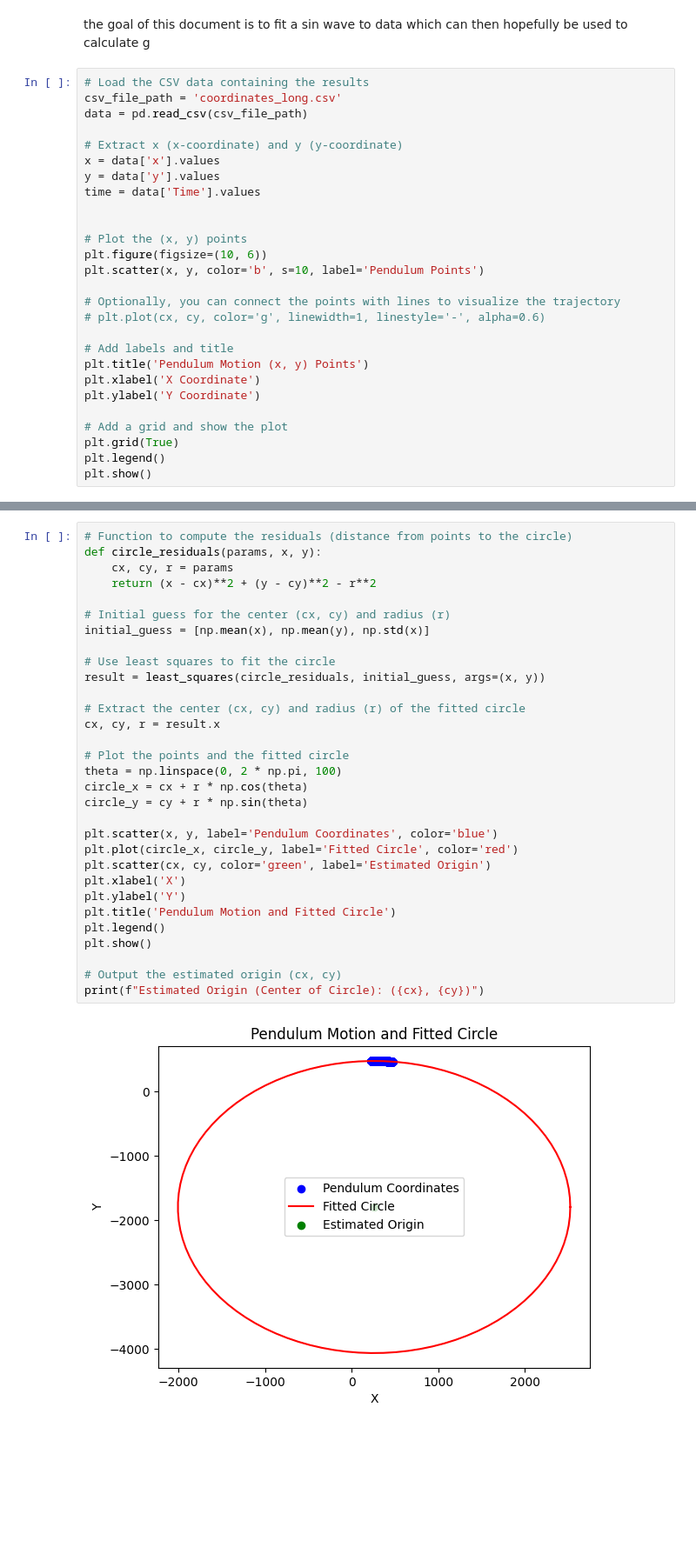
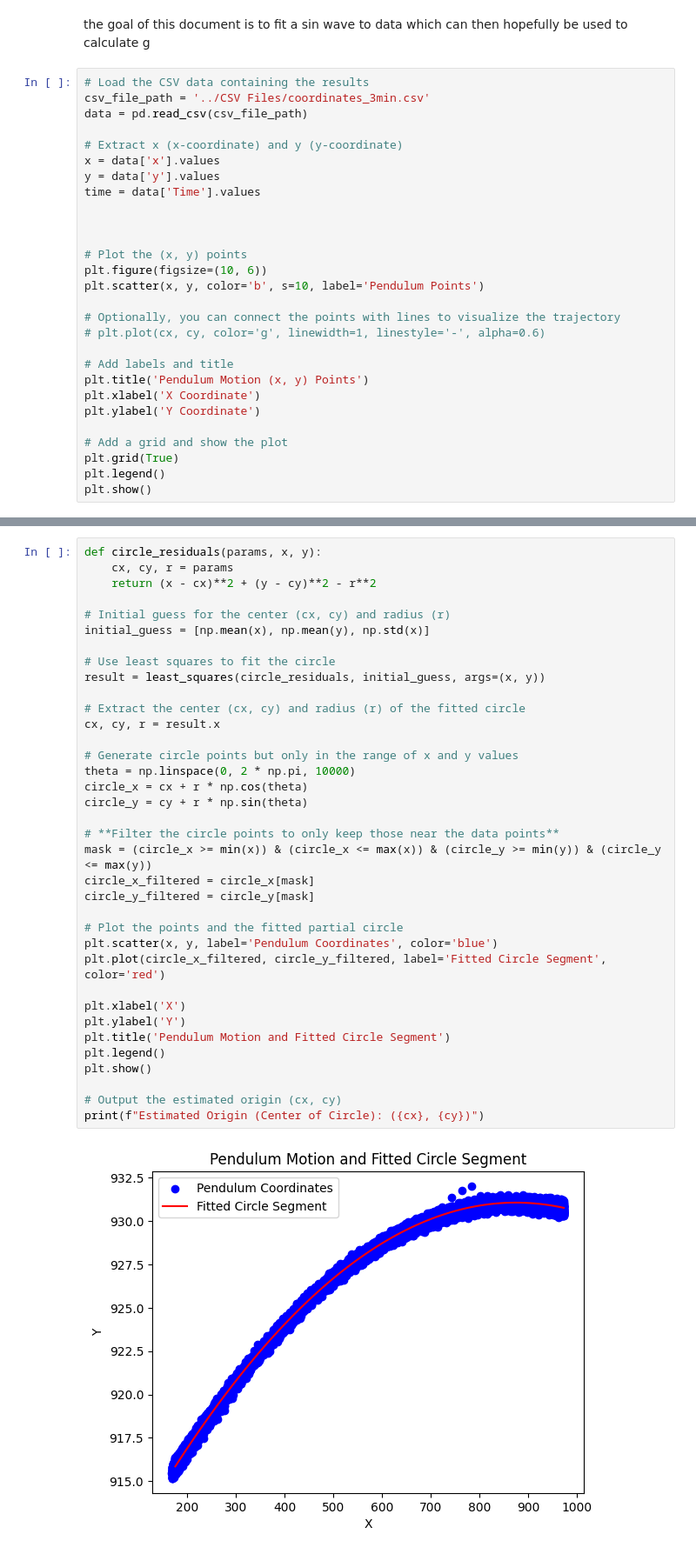
Before and after one commit to zgotobed/Ruchardt, a Jupyter notebook: Code/fit_sine.ipynb, the cells around one changed output, grey strips where cells are left out. Shown: that part at 87% size. Saved outputs shown, nothing was run; the diff lists cells and outputs as text; blank space fills up the shorter version.

```diff
--- a/Code/fit_sine.ipynb
+++ b/Code/fit_sine.ipynb
@@ -8,13 +8,14 @@ from scipy.optimize import curve_fit
 the goal of this document is to fit a sin wave to data which can then hopefully be used to calculate g
 # %%
 # Load the CSV data containing the results
-csv_file_path = 'coordinates_long.csv'
+csv_file_path = '../CSV Files/coordinates_3min.csv'
 data = pd.read_csv(csv_file_path)
 
 # Extract x (x-coordinate) and y (y-coordinate)
 x = data['x'].values
 y = data['y'].values
 time = data['Time'].values
+
 
 
 # Plot the (x, y) points
@@ -38,33 +50,38 @@ plt.show()
 # %%
-# Function to compute the residuals (distance from points to the circle)
 def circle_residuals(params, x, y):
     cx, cy, r = params
     return (x - cx)**2 + (y - cy)**2 - r**2
 
 # Initial guess for the center (cx, cy) and radius (r)
 initial_guess = [np.mean(x), np.mean(y), np.std(x)]
 
 # Use least squares to fit the circle
 result = least_squares(circle_residuals, initial_guess, args=(x, y))
 
 # Extract the center (cx, cy) and radius (r) of the fitted circle
 cx, cy, r = result.x
 
-# Plot the points and the fitted circle
-theta = np.linspace(0, 2 * np.pi, 100)
+# Generate circle points but only in the range of x and y values
+theta = np.linspace(0, 2 * np.pi, 10000)
 circle_x = cx + r * np.cos(theta)
 circle_y = cy + r * np.sin(theta)
 
+# **Filter the circle points to only keep those near the data points**
+mask = (circle_x >= min(x)) & (circle_x <= max(x)) & (circle_y >= min(y)) & (circle_y <= max(y))
+circle_x_filtered = circle_x[mask]
+circle_y_filtered = circle_y[mask]
+
+# Plot the points and the fitted partial circle
 plt.scatter(x, y, label='Pendulum Coordinates', color='blue')
-plt.plot(circle_x, circle_y, label='Fitted Circle', color='red')
-plt.scatter(cx, cy, color='green', label='Estimated Origin')
+plt.plot(circle_x_filtered, circle_y_filtered, label='Fitted Circle Segment', color='red')
+
 plt.xlabel('X')
 plt.ylabel('Y')
-plt.title('Pendulum Motion and Fitted Circle')
+plt.title('Pendulum Motion and Fitted Circle Segment')
 plt.legend()
 plt.show()
 
 # Output the estimated origin (cx, cy)
 print(f"Estimated Origin (Center of Circle): ({cx}, {cy})")
 # %% [output]
-[figure, old version]
+[figure, new version]
```
Also changed, not shown: parts of 10 cells of this notebook, 2 other files.
